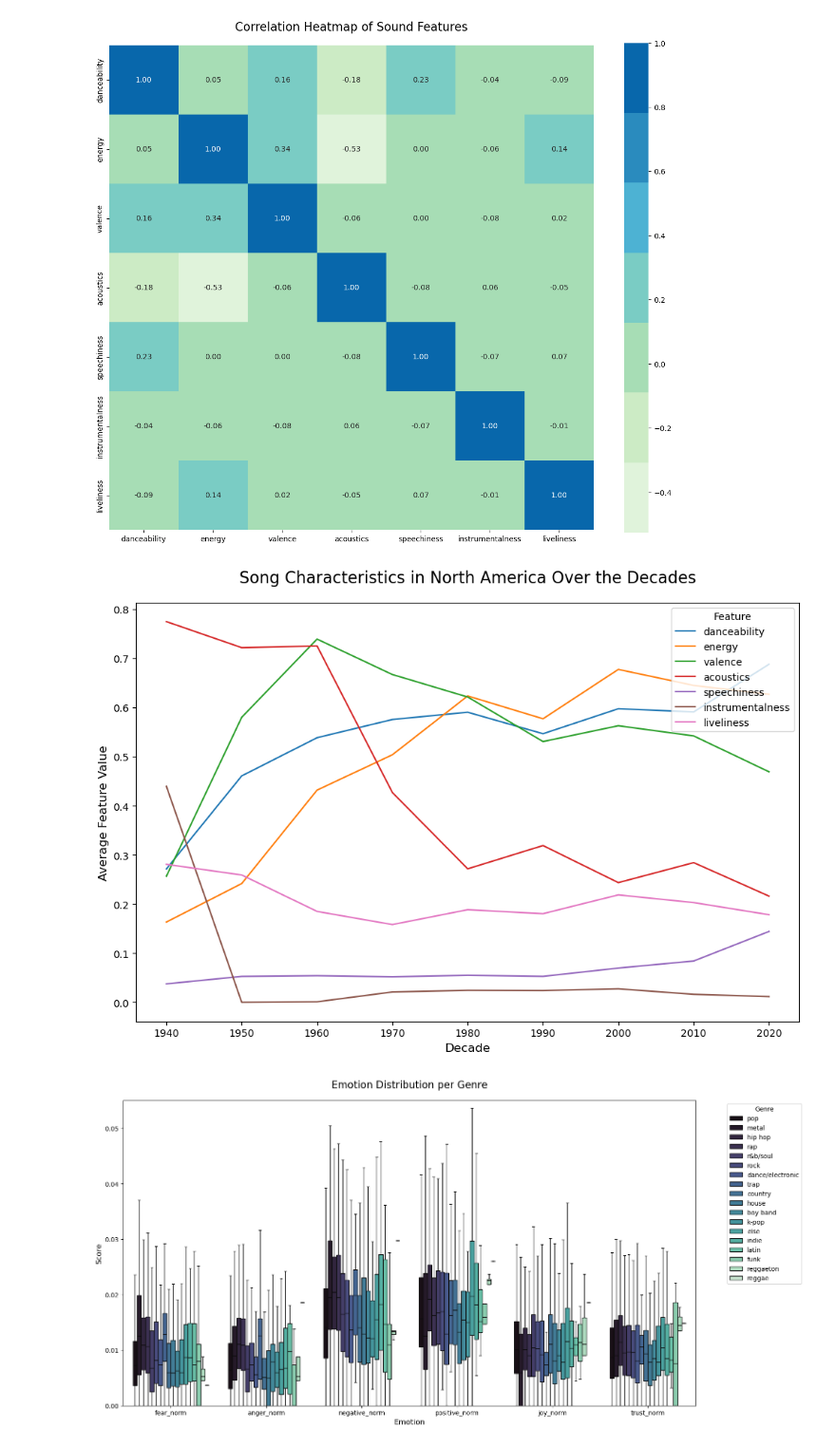
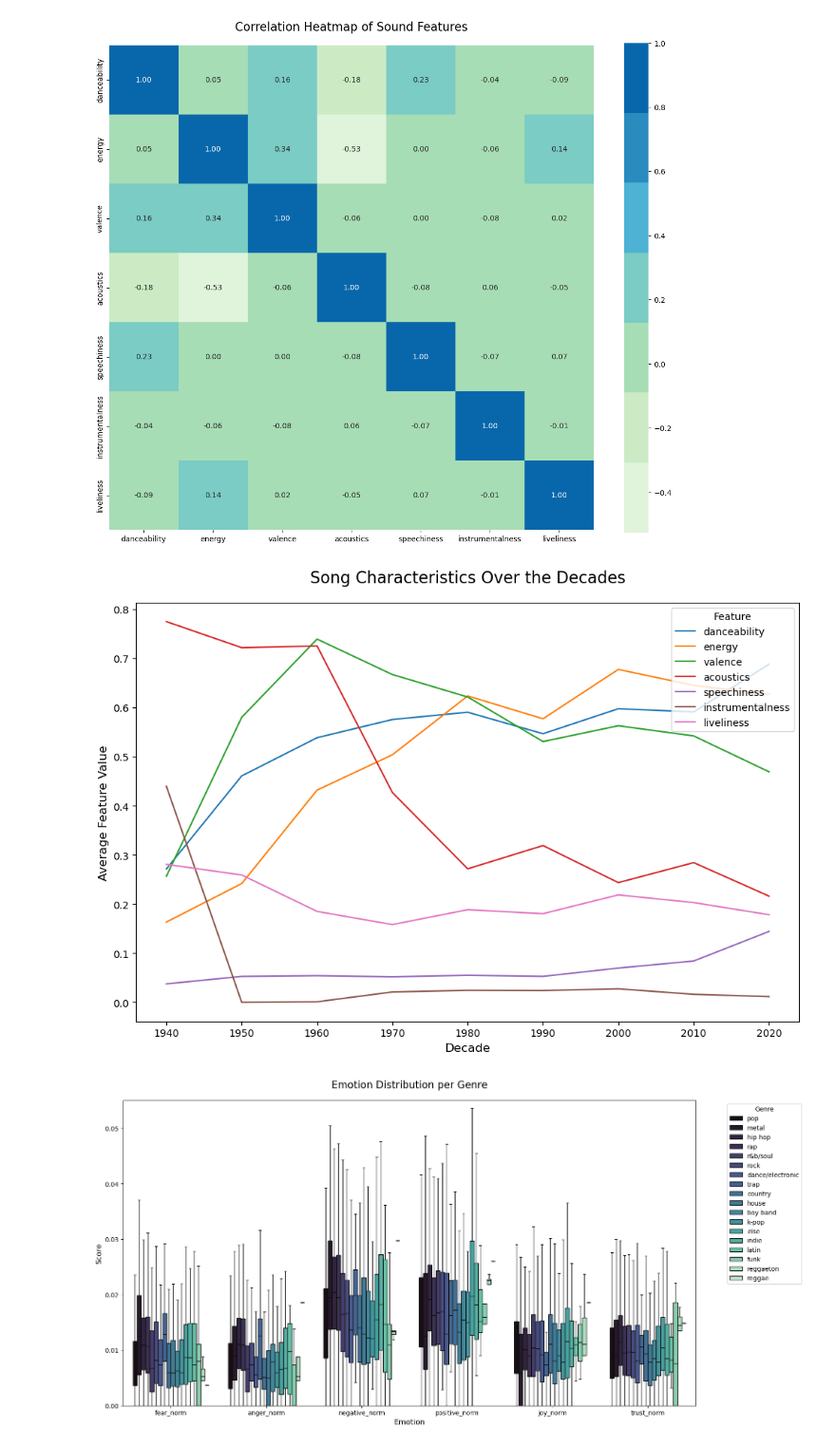
Before and after one commit to nathanbrz/Music_Analytics_and_Recommendation, a Jupyter notebook: code/EDA.ipynb, the cells around one changed output. Shown at 95% size. Cells and saved outputs as stored; diff of their text form; code cells hidden in the pictures.

Commit message:
change titles of some plots

```diff
--- a/code/EDA.ipynb
+++ b/code/EDA.ipynb
@@ -436,35 +436,35 @@ from pyspark.sql import functions as func
 aggregated_df = (transformed_df
                  .withColumn("Decade", func.round(func.year(func.to_date("Release_Date", "yyyy-MM-dd")), -1))
                  .groupBy("Decade")
                  .agg(
                      *[func.avg(feature).alias(feature) for feature in sound_features]
                  )
                  .orderBy("Decade")
                  .toPandas()
                  .dropna()  # Drop rows with missing values
                 )
 
 # Melt data for seaborn plotting
 melted_df = aggregated_df.melt(id_vars="Decade",
                                 value_vars=sound_features,
                                 var_name="Feature",
                                 value_name="Value")
 
 # Plot using Seaborn
 plt.figure(figsize=(10, 7))
 sns.lineplot(data=melted_df, x="Decade", y="Value", hue="Feature")
 
 # Customize plot
-plt.title("Song Characteristics in North America Over the Decades", fontsize=16, pad=20)
+plt.title("Song Characteristics Over the Decades", fontsize=16, pad=20)
 plt.xlabel("Decade", fontsize=12)
 plt.ylabel("Average Feature Value", fontsize=12)
 plt.legend(title="Feature", loc="upper right")
 plt.tight_layout()
 
 # Show the plot
 plt.show()
 # %% [output]
-[figure, old version]
+[figure, new version]
 # %%
 # Plot emotion distribtuion per Genre
 sentiment_scores = ["fear_norm", "anger_norm", "negative_norm", "positive_norm", "joy_norm", "trust_norm"]
```
Also changed, not shown: parts of 5 cells of this notebook.
